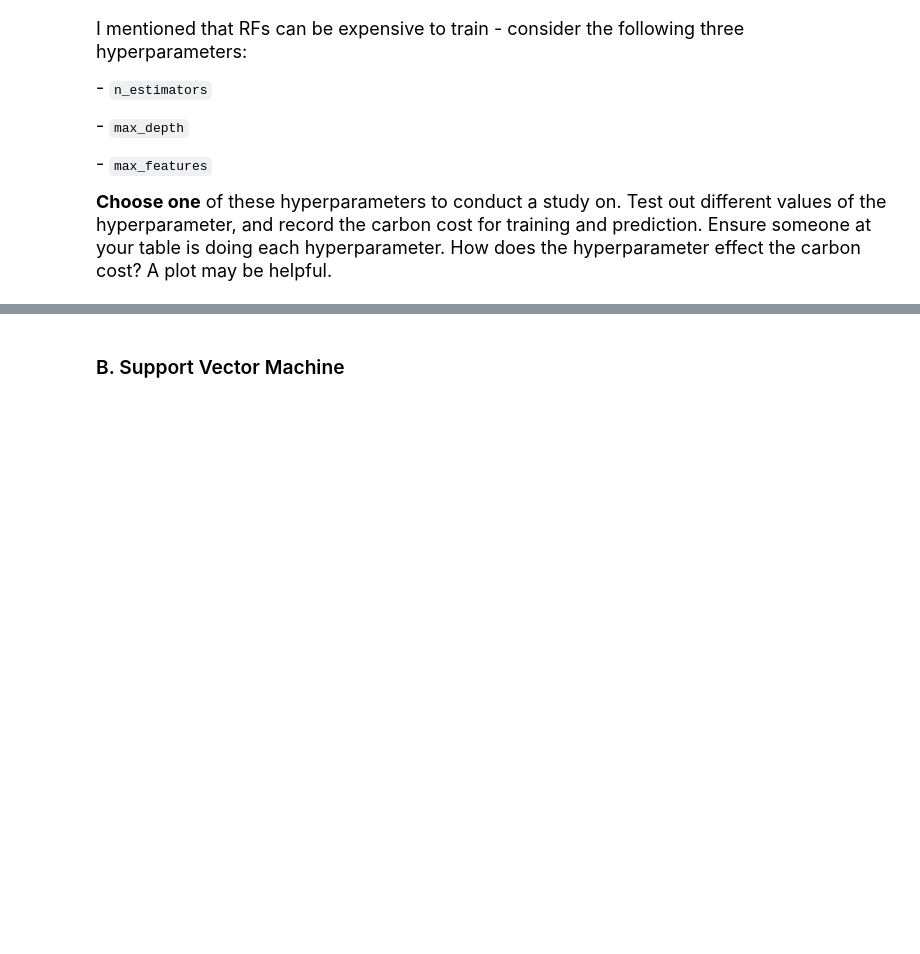
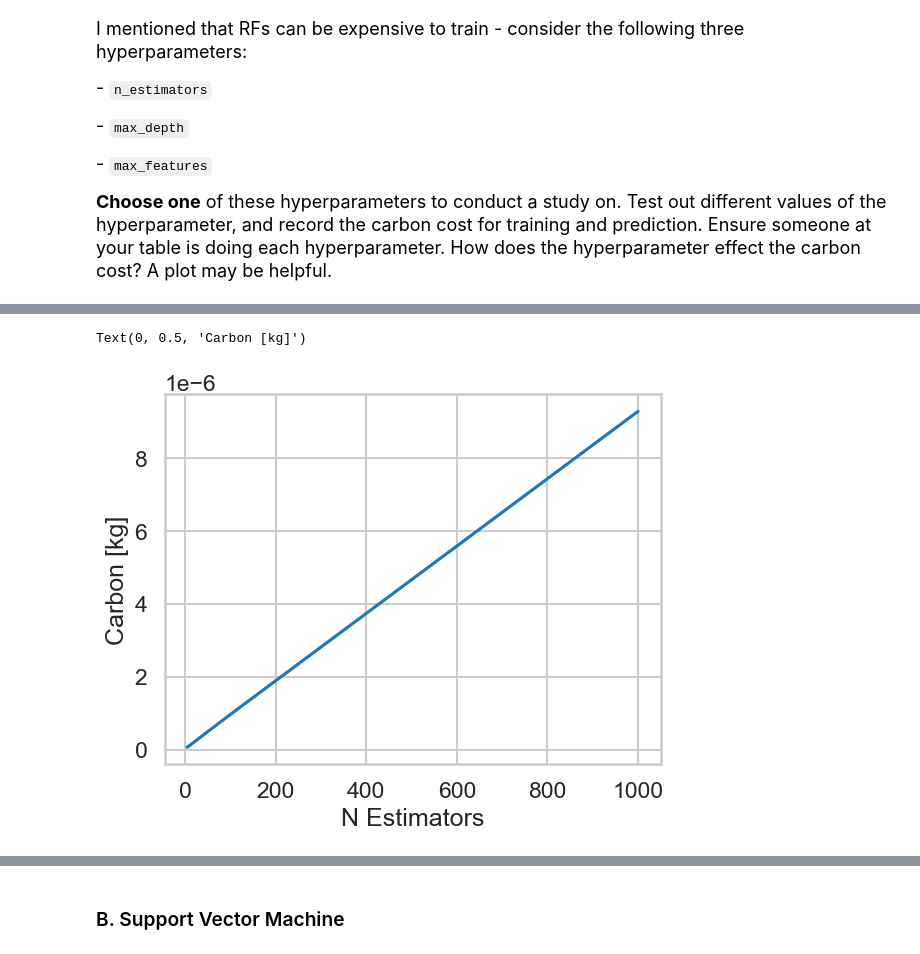
Before and after one commit to UWDIRECT/UWDIRECT.github.io, a Jupyter notebook: dsmcer_2023_update/Lecture_Notebooks/L8_SML_model_zoo_boosting.ipynb, the cells around one changed output, grey strips where cells are left out. Saved outputs shown, nothing was run; the diff lists cells and outputs as text; code cells hidden in the pictures; blank space fills up the shorter version.

```diff
--- a/dsmcer_2023_update/Lecture_Notebooks/L8_SML_model_zoo_boosting.ipynb
+++ b/dsmcer_2023_update/Lecture_Notebooks/L8_SML_model_zoo_boosting.ipynb
@@ -33,2 +78,6 @@
+# %%
+scaler = sklearn.preprocessing.StandardScaler()
+dev_X = scaler.fit_transform(dev_X)
+test_X = scaler.transform(test_X)
 # %% [markdown]
 ***
@@ -34,0 +124,24 @@
+# %%
+def train_test_track_carbon(model, classification=False):
+    tracker = codecarbon.EmissionsTracker()
+    tracker.start()
+
+    # train and test model
+    if classification:
+        metric = sklearn.metrics.accuracy_score
+        dev_y = dev_y_class
+        test_y = test_y_class
+    else:
+        metric = sklearn.metrics.mean_absolute_error
+        dev_y = dev_y_regr
+        test_y = test_y_regr
+
+    # train model
+    model.fit(dev_X, dev_y)
+
+    # test the model
+    preds = model.predict(test_X)
+    score = metric(test_y, preds)
+    co2 = tracker.stop()
+    time.sleep(2)
+    return score, co2
@@ -156,3 +415,7 @@ https://www.javatpoint.com/k-nearest-neighbor-algorithm-for-machine-learning
 - <font size=4> __Additional Pros__: Significantly reduces model overfitting.
 
 - <font size=4> __Additional Cons__: can be expensive to train
+# %%
+model = sklearn.ensemble.RandomForestRegressor()
+score, co2 = train_test_track_carbon(model, classification=False)
+print(f'MAE: {score}, co2 [kg]: {co2}')
@@ -170,0 +456,7 @@ https://www.javatpoint.com/k-nearest-neighbor-algorithm-for-machine-learning
+# %%
+co2s = []
+n_estimators_list = [5, 10, 100, 1000]
+for n_estimators in n_estimators_list:
+    model = sklearn.ensemble.RandomForestRegressor(n_estimators=n_estimators)
+    _, co2 = train_test_track_carbon(model, classification=False)
+    co2s.append(co2)
@@ -170,0 +481,9 @@ https://www.javatpoint.com/k-nearest-neighbor-algorithm-for-machine-learning
+# %%
+fig, ax = plt.subplots()
+ax.plot(n_estimators_list, co2s)
+# ax.set_yscale('log')
+ax.set_xlabel('N Estimators')
+ax.set_ylabel('Carbon [kg]')
+# %% [output]
+Text(0, 0.5, 'Carbon [kg]')
+[figure, added]
```
Also changed, not shown: parts of 30 cells of this notebook.
